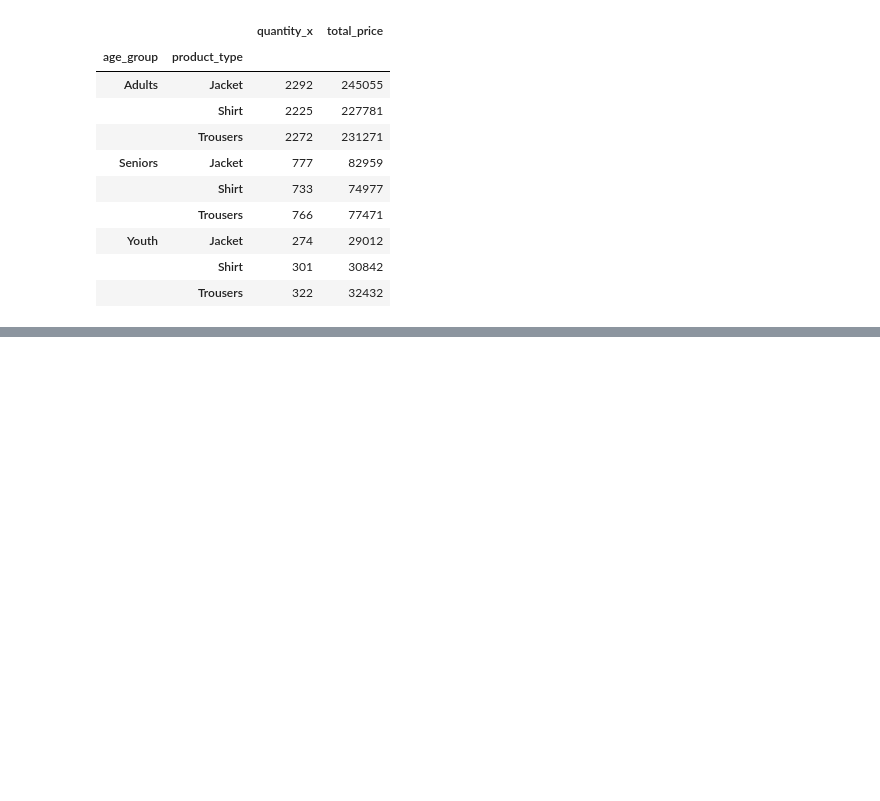
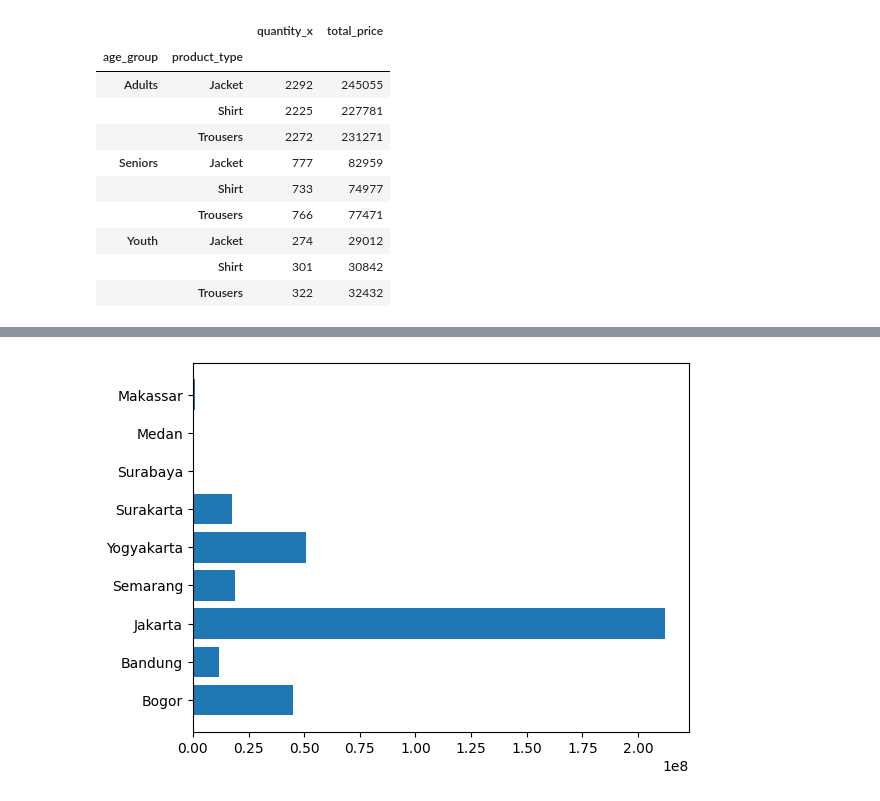
Before and after one commit to kancingkuning/data_analytics_with_python, a Jupyter notebook: data_wrangling.ipynb, the cells around one changed output, grey strips where cells are left out. Saved outputs shown, nothing was run; the diff lists cells and outputs as text; code cells hidden in the pictures; blank space fills up the shorter version.

```diff
--- a/data_wrangling.ipynb
+++ b/data_wrangling.ipynb
@@ -1152,0 +1177,5 @@ all_df.groupby(by=["age_group", "product_type"]).agg({
+# %%
+plt.barh(y=cities, width=populations)
+plt.show()
+# %% [output]
+[figure, added]
```
Also changed, not shown: parts of 29 cells of this notebook.
